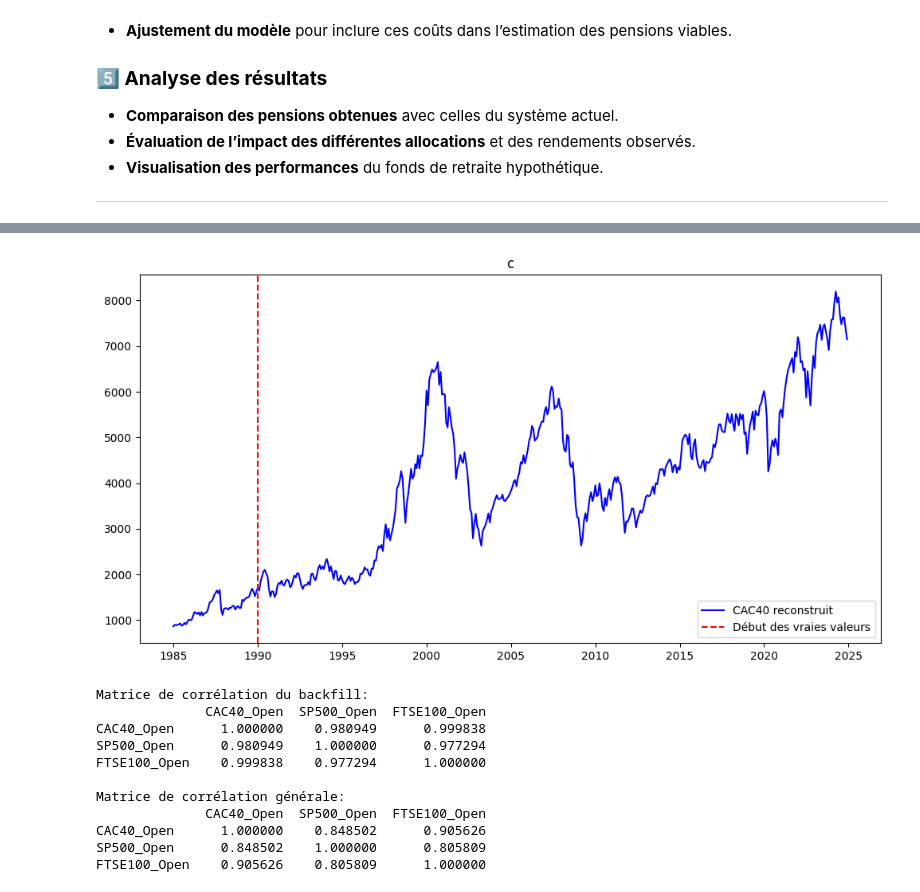
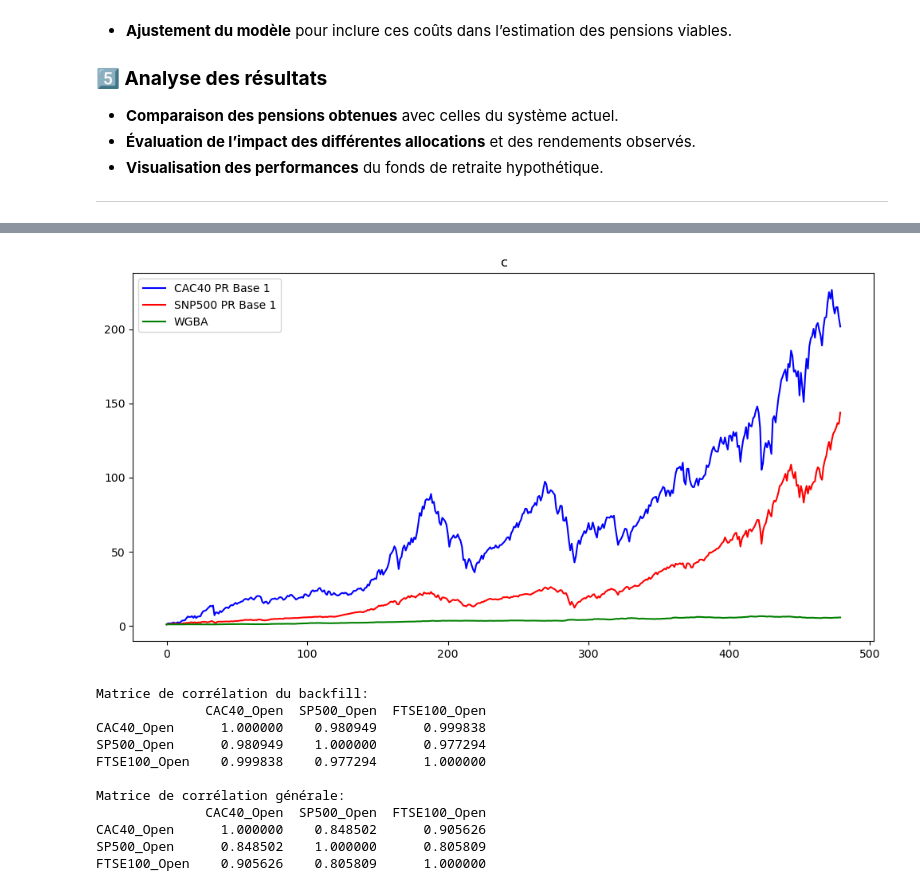
Before and after one commit to Vincent-20-100/backtest_retraites, a Jupyter notebook: notebooks/Copy_of_Retraites (4).ipynb, the cells around one changed output, grey strips where cells are left out. Drawn from its saved outputs; the diff is of its cells as text; code cells hidden in the pictures.

```diff
--- a/notebooks/Copy_of_Retraites (4).ipynb
+++ b/notebooks/Copy_of_Retraites (4).ipynb
@@ -230,0 +66,3 @@ Date
+# %%
+df_ = pd.read_csv(r"C:\Users\Vincent\Code\Vincent-20-100\backtest_retraites\data\processed\Normalized_Index_For_Backtest.csv")
+df_
@@ -231,13 +83,14 @@ Date
 # %%
 # Afichage du CAC 40 avec le backfill
 plt.figure(figsize=(12,6))
-plt.plot(df.index, df["CAC40_Open"], label="CAC40 reconstruit", color="blue")
-plt.axvline(x=pd.to_datetime("1990-01-01"), color="red", linestyle="--", label="Début des vraies valeurs")
+plt.plot(df_.index, df_["CAC40"], label="CAC40 PR Base 1", color="blue")
+plt.plot(df_.index, df_["SNP500"], label="SNP500 PR Base 1", color="red")
+plt.plot(df_.index, df_["WGBI"], label="WGBA", color="green")
 plt.legend()
 plt.title("c")
 plt.show()
 # %% [output]
-[figure, old version]
+[figure, new version]
 # %%
 # Calcul de la matrice de corrélation entre les données backfillées et les données originales
 backfill_correlation_matrix = df_before_cac.drop(columns="WGBI").corr(method='pearson')
```
Also changed, not shown: parts of 10 cells of this notebook, 11 other files.
